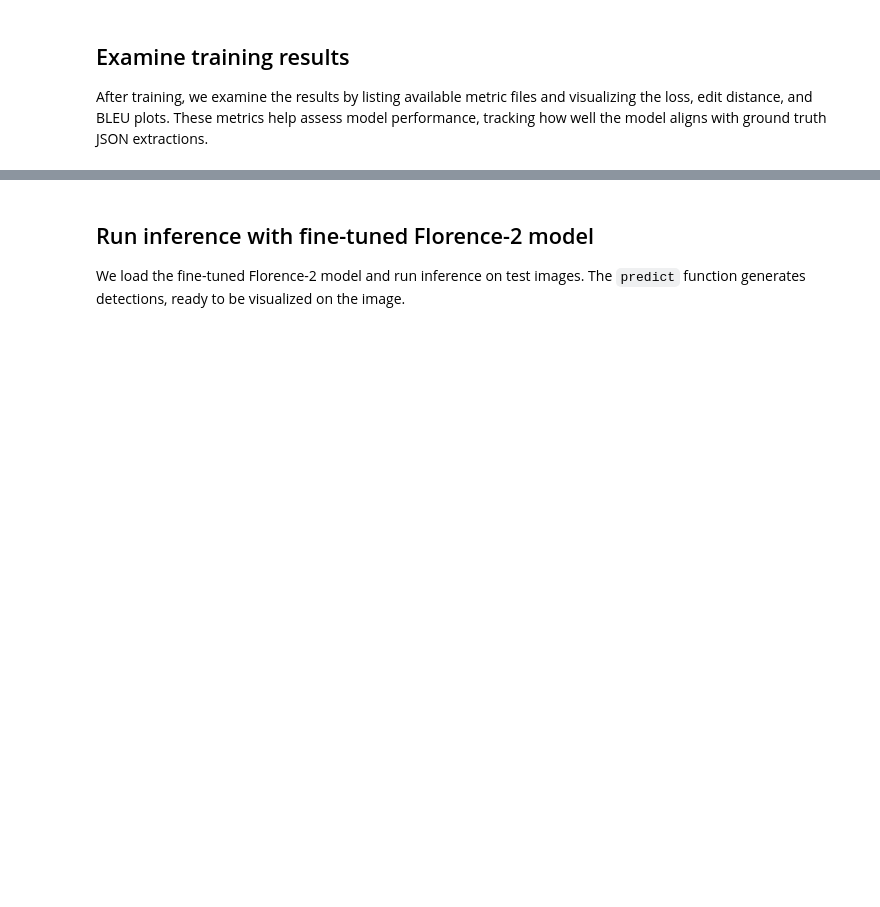
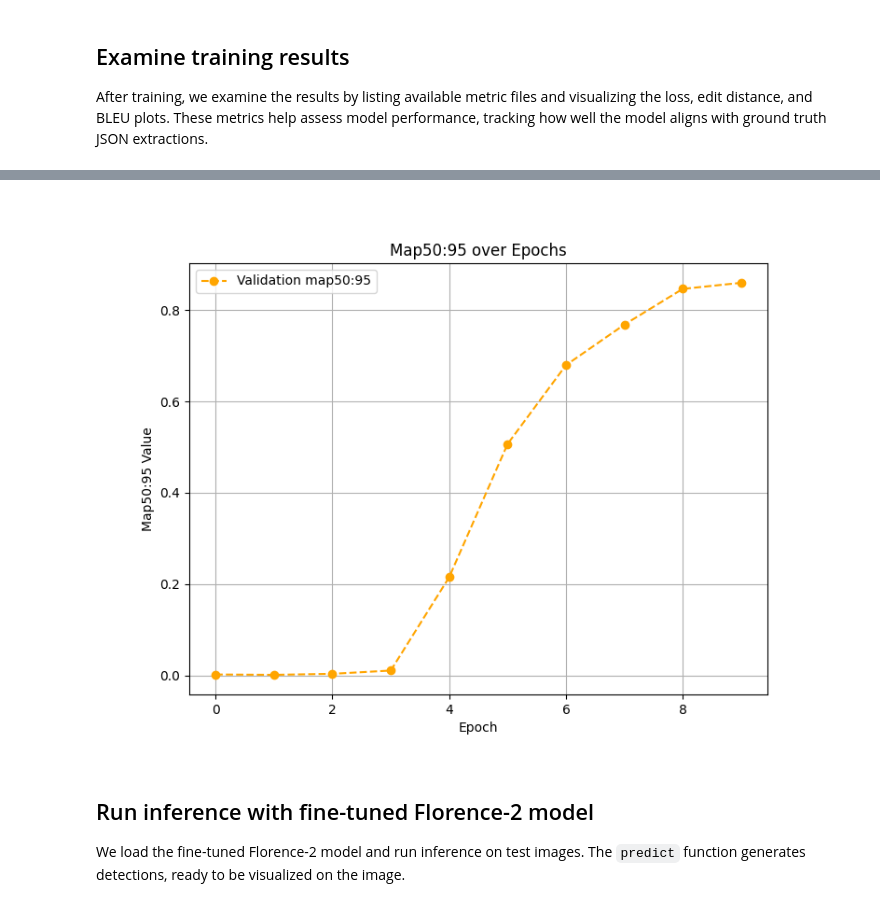
Before and after one commit to roboflow/maestro, a Jupyter notebook: cookbooks/maestro_florence_2_object_detection.ipynb, the cells around one changed output, grey strips where cells are left out. Cells and saved outputs as stored; diff of their text form; code cells hidden in the pictures; blank space fills up the shorter version.

```diff
--- a/cookbooks/maestro_florence_2_object_detection.ipynb
+++ b/cookbooks/maestro_florence_2_object_detection.ipynb
@@ -111,3 +100,9 @@ Image(filename="/content/training/florence_2/1/metrics/edit_distance_plot.png",
+# %%
+from IPython.display import Image
+
+Image(filename="/content/training/florence_2/1/metrics/map50:95_plot.png", height=600)
+# %% [output]
+[figure, added]
 # %% [markdown]
 ## Run inference with fine-tuned Florence-2 model
 
```
Also changed, not shown: parts of 14 cells of this notebook.
